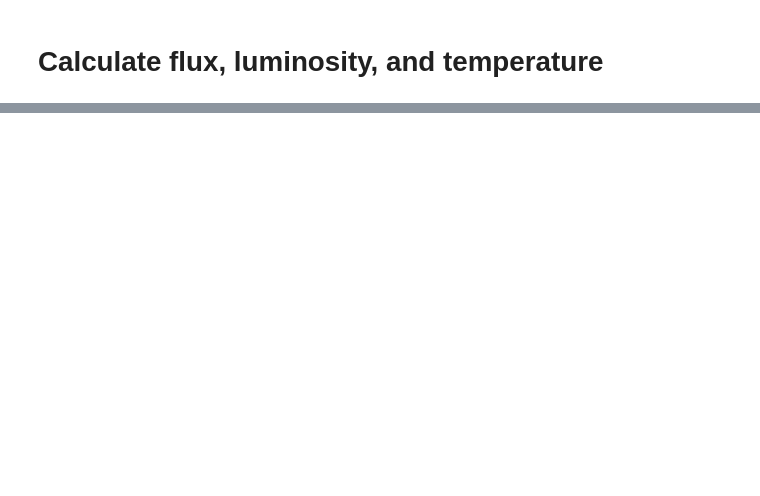
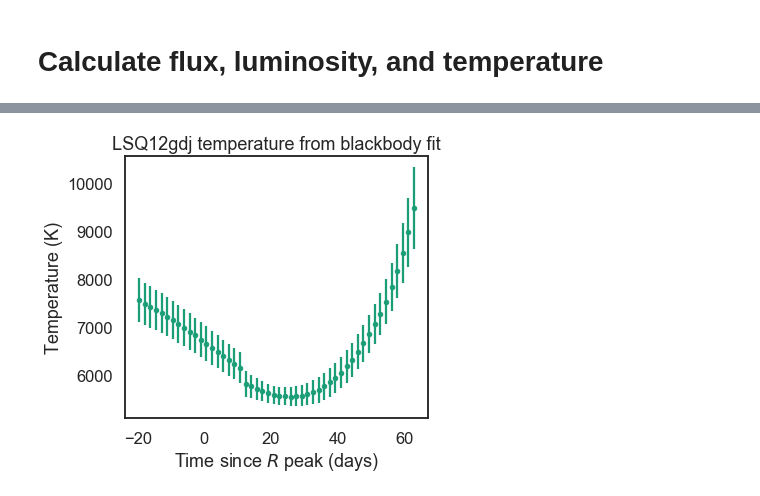
Before and after one commit to archipleym/melalexcharmicyrus_final, a Jupyter notebook: melanie/mel_pymc3.ipynb, the cells around one changed output, grey strips where cells are left out. Cells and saved outputs as stored; diff of their text form; code cells hidden in the pictures; blank space fills up the shorter version.

```diff
--- a/melanie/mel_pymc3.ipynb
+++ b/melanie/mel_pymc3.ipynb
@@ -633,0 +686,12 @@ def bb(lamb, T, R):
+# %%
+fig = plt.figure(figsize=(7, 5))
+plt.errorbar(x=X_new, y=T_fit, yerr=T_err, fmt='.', color='C0', label='This work')
+plt.xlabel(r'Time since $R$ peak (days)')
+plt.ylabel('Temperature (K)')
+plt.title('LSQ12gdj temperature from blackbody fit')
+plt.gcf().subplots_adjust(bottom=0.15, left=0.30)
+#plt.legend()
+plt.savefig('mel_bb_temp.png')
+plt.show()
+# %% [output]
+[figure, added]
```
Also changed, not shown: parts of 15 cells of this notebook, 12 other files.
